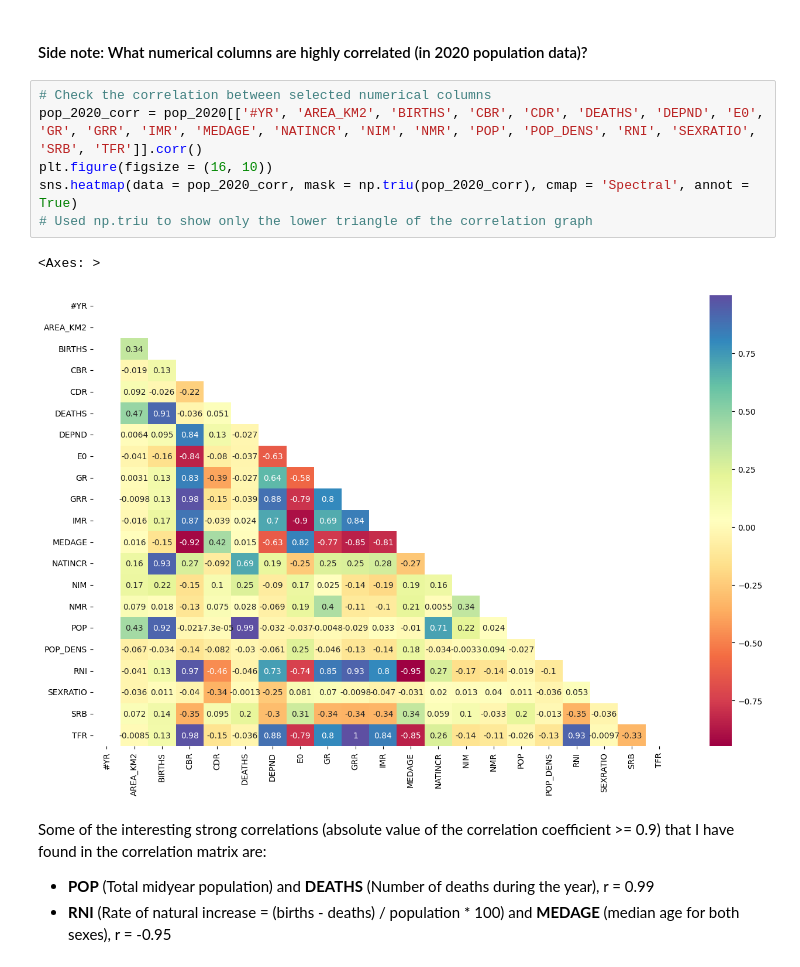
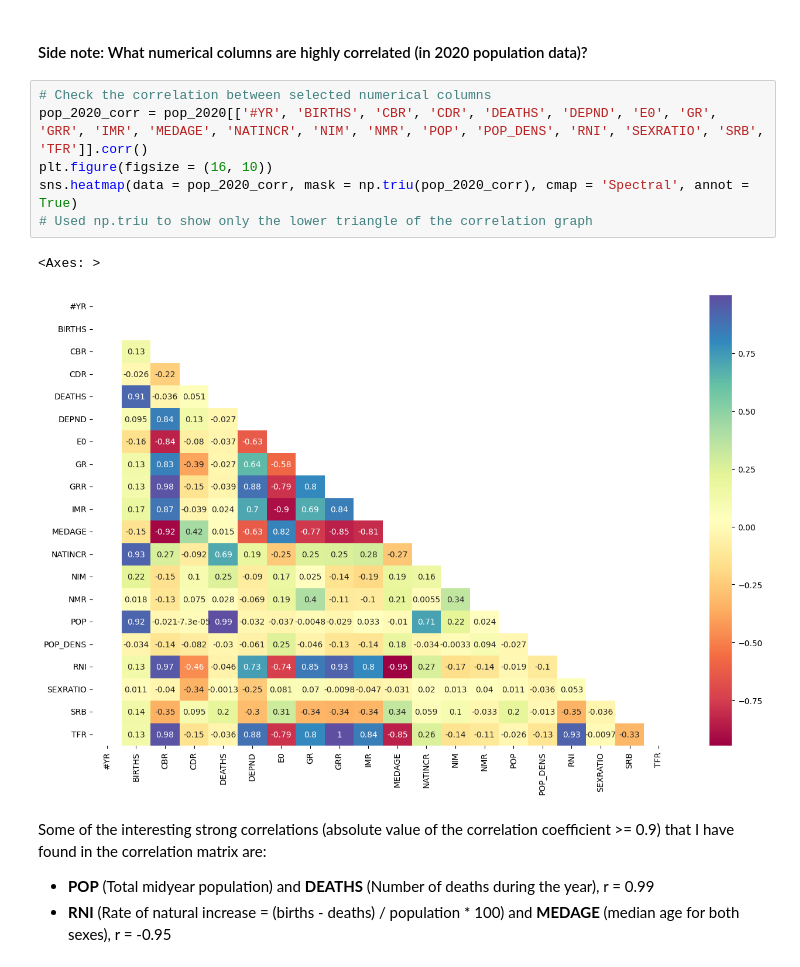
Before and after one commit to thaianle/international-database, a Jupyter notebook: idb5yr-python.ipynb, the cells around one changed output. Cells and saved outputs as stored; diff of their text form.

```diff
--- a/idb5yr-python.ipynb
+++ b/idb5yr-python.ipynb
@@ -396,13 +410,13 @@ R-squared = 0.6781423291307397
 #### Side note: What numerical columns are highly correlated (in 2020 population data)?
 # %%
 # Check the correlation between selected numerical columns
-pop_2020_corr = pop_2020[['#YR', 'AREA_KM2', 'BIRTHS', 'CBR', 'CDR', 'DEATHS', 'DEPND', 'E0', 'GR', 'GRR', 'IMR', 'MEDAGE', 'NATINCR', 'NIM', 'NMR', 'POP', 'POP_DENS', 'RNI', 'SEXRATIO', 'SRB', 'TFR']].corr()
+pop_2020_corr = pop_2020[['#YR', 'BIRTHS', 'CBR', 'CDR', 'DEATHS', 'DEPND', 'E0', 'GR', 'GRR', 'IMR', 'MEDAGE', 'NATINCR', 'NIM', 'NMR', 'POP', 'POP_DENS', 'RNI', 'SEXRATIO', 'SRB', 'TFR']].corr()
 plt.figure(figsize = (16, 10))
 sns.heatmap(data = pop_2020_corr, mask = np.triu(pop_2020_corr), cmap = 'Spectral', annot = True)
 # Used np.triu to show only the lower triangle of the correlation graph
 # %% [output]
 <Axes: >
-[figure, old version]
+[figure, new version]
 # %% [markdown]
 Some of the interesting strong correlations (absolute value of the correlation coefficient >= 0.9) that I have found in the correlation matrix are:
 
```
Also changed, not shown: parts of 9 cells of this notebook.
